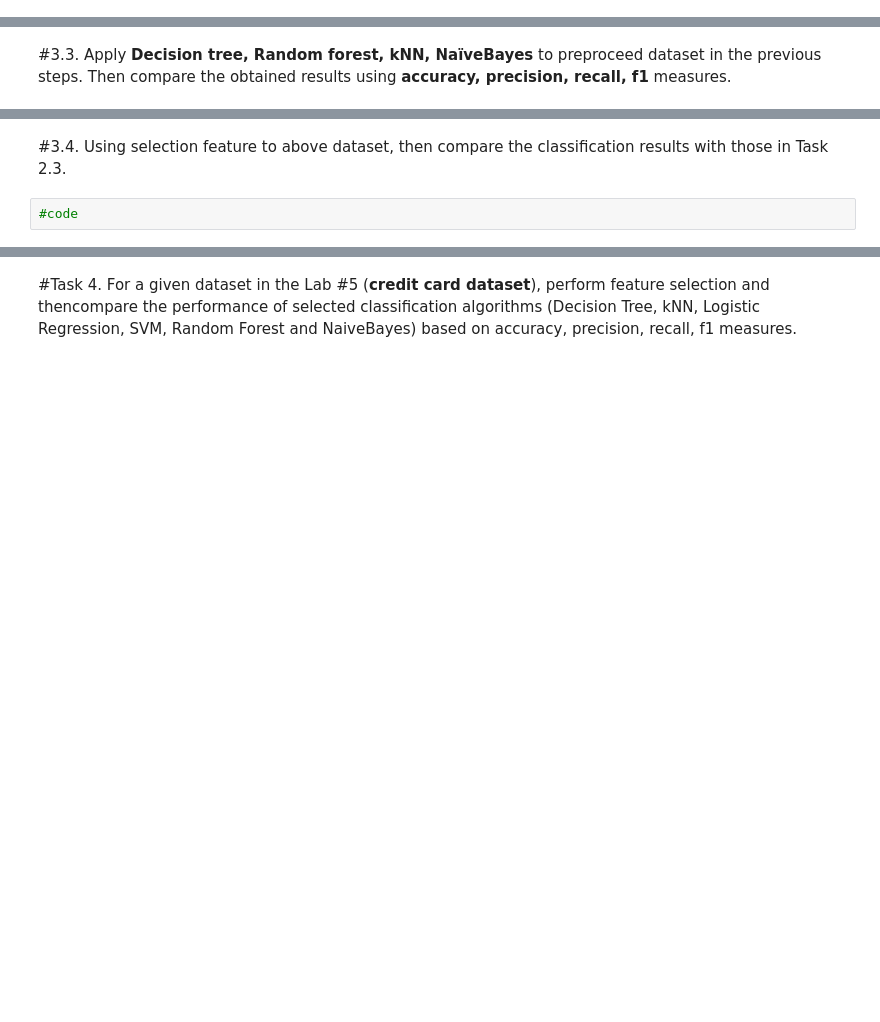
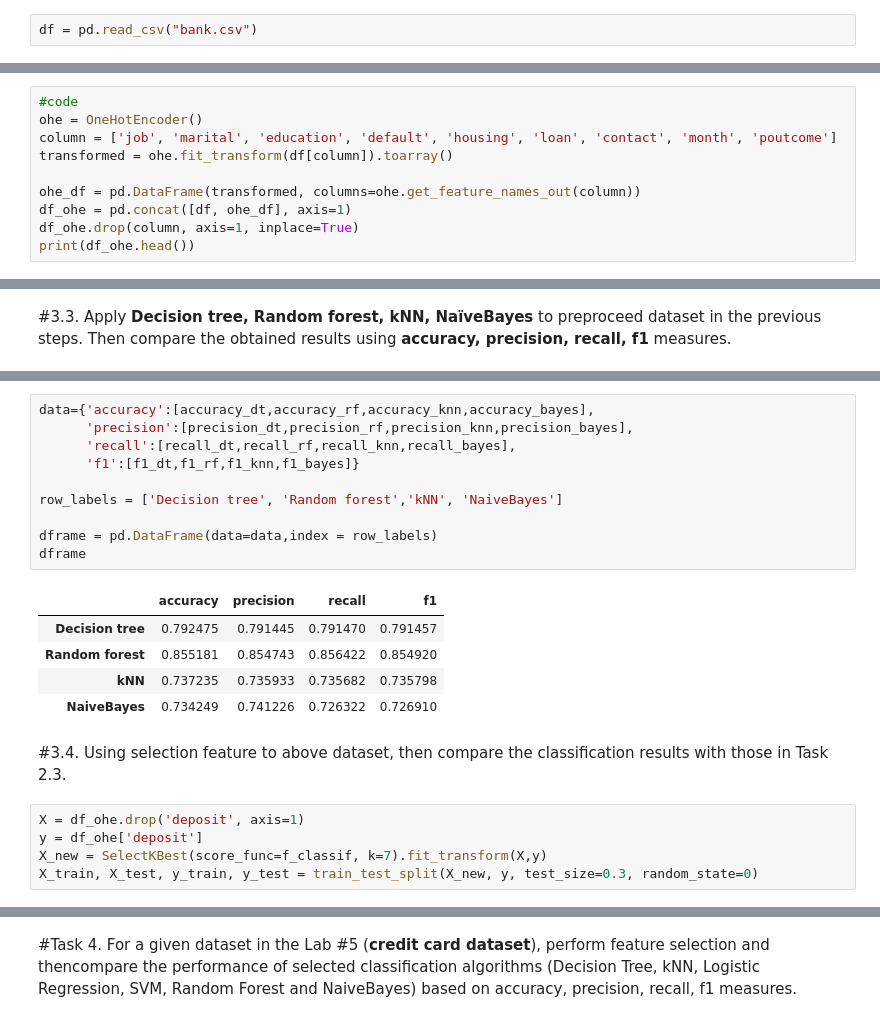
Before and after one commit to NguyenNgocBaoNgan/ML_20130331_NguyenNgocBaoNgan, a Jupyter notebook: Lab_6_20130331_NguyenNgocBaoNgan.ipynb, the cells around one changed output, grey strips where cells are left out. Cells and saved outputs as stored; diff of their text form; blank space fills up the shorter version.

```diff
--- a/Lab_6_20130331_NguyenNgocBaoNgan.ipynb
+++ b/Lab_6_20130331_NguyenNgocBaoNgan.ipynb
@@ -137,0 +198,2 @@ Output variable (desired target):
+# %%
+df = pd.read_csv("bank.csv")
@@ -141,0 +218,10 @@ Output variable (desired target):
+# %%
+#code
+ohe = OneHotEncoder()
+column = ['job', 'marital', 'education', 'default', 'housing', 'loan', 'contact', 'month', 'poutcome']
+transformed = ohe.fit_transform(df[column]).toarray()
+
+ohe_df = pd.DataFrame(transformed, columns=ohe.get_feature_names_out(column))
+df_ohe = pd.concat([df, ohe_df], axis=1)
+df_ohe.drop(column, axis=1, inplace=True)
+print(df_ohe.head())
@@ -146,4 +292,23 @@ Output variable (desired target):
+# %%
+data={'accuracy':[accuracy_dt,accuracy_rf,accuracy_knn,accuracy_bayes],
+      'precision':[precision_dt,precision_rf,precision_knn,precision_bayes],
+      'recall':[recall_dt,recall_rf,recall_knn,recall_bayes],
+      'f1':[f1_dt,f1_rf,f1_knn,f1_bayes]}
+
+row_labels = ['Decision tree', 'Random forest','kNN', 'NaiveBayes']
+
+dframe = pd.DataFrame(data=data,index = row_labels)
+dframe
+# %% [output]
+|  | accuracy | precision | recall | f1 |
+| Decision tree | 0.792475 | 0.791445 | 0.791470 | 0.791457 |
+| Random forest | 0.855181 | 0.854743 | 0.856422 | 0.854920 |
+| kNN | 0.737235 | 0.735933 | 0.735682 | 0.735798 |
+| NaiveBayes | 0.734249 | 0.741226 | 0.726322 | 0.726910 |
 # %% [markdown]
 #3.4. Using selection feature to above dataset, then compare the classification results with those in Task 2.3.
-# %%
-#code
+# %%
+X = df_ohe.drop('deposit', axis=1)
+y = df_ohe['deposit']
+X_new = SelectKBest(score_func=f_classif, k=7).fit_transform(X,y)
+X_train, X_test, y_train, y_test = train_test_split(X_new, y, test_size=0.3, random_state=0)
```
Also changed, not shown: parts of 19 cells of this notebook.
